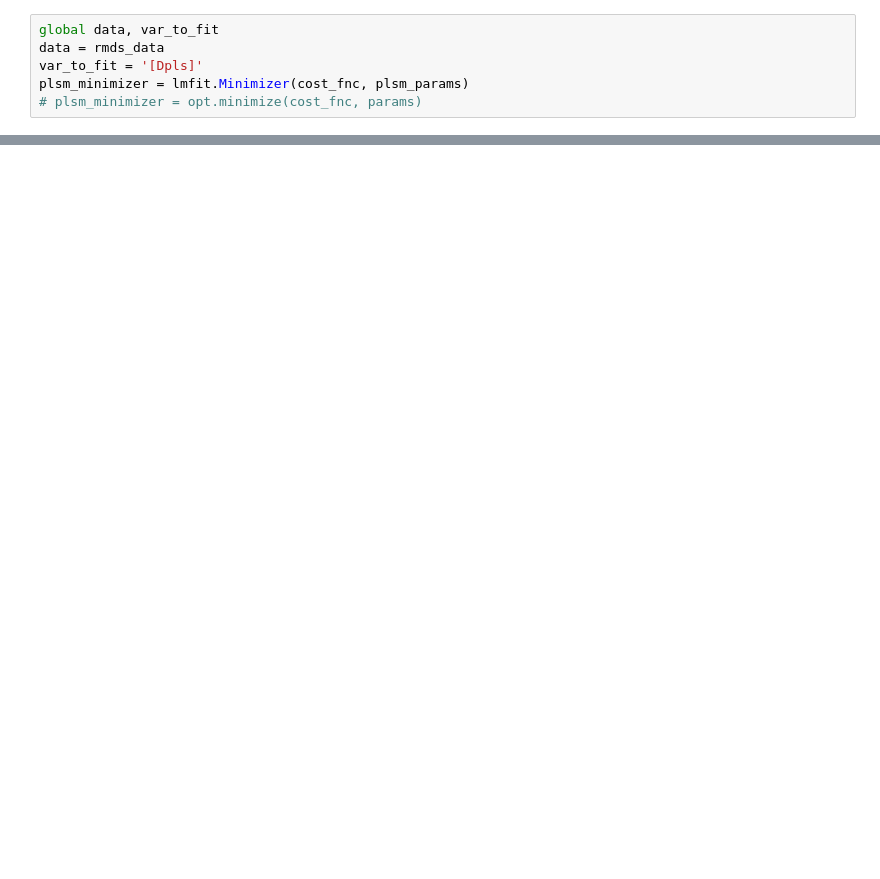
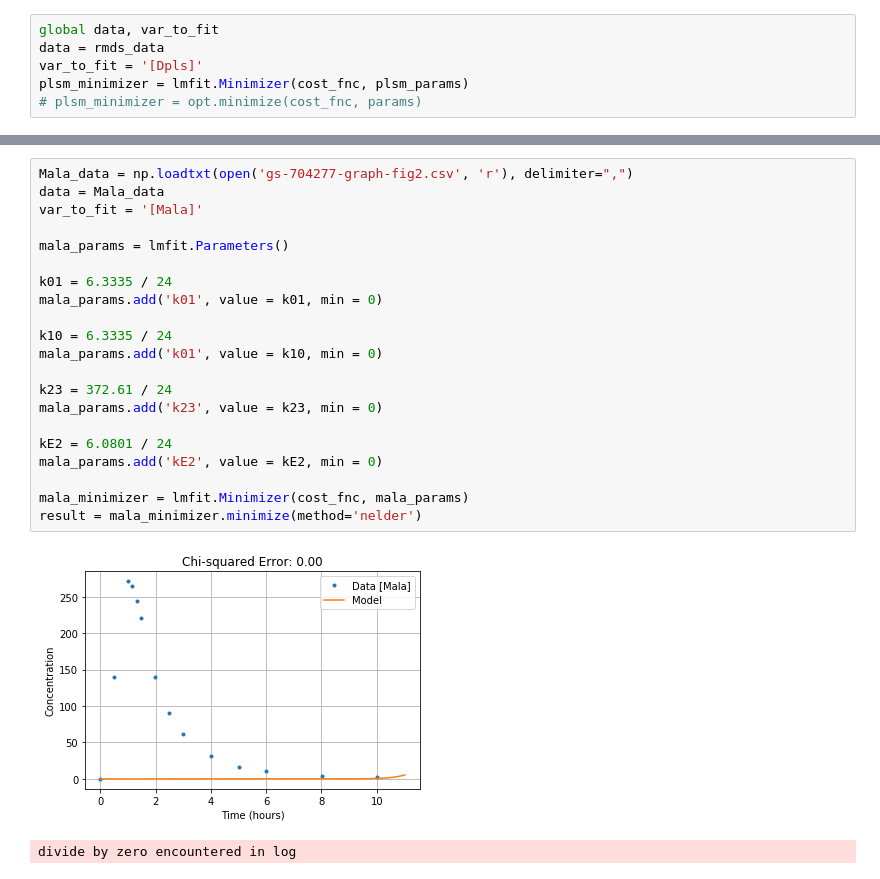
Before and after one commit to covid-tissue-models/covid-tissue-response-models, a Jupyter notebook: tellurium/remdesivir-PK-model/compartment-rmds-pk.ipynb, the cells around one changed output, grey strips where cells are left out. Drawn from its saved outputs; the diff is of its cells as text; blank space fills up the shorter version.

Commit message:
rmds fit works; Mala just started, not a good fit so far

```diff
--- a/tellurium/remdesivir-PK-model/compartment-rmds-pk.ipynb
+++ b/tellurium/remdesivir-PK-model/compartment-rmds-pk.ipynb
@@ -299,0 +408,24 @@ KeyboardInterrupt:
+# %%
+Mala_data = np.loadtxt(open('gs-704277-graph-fig2.csv', 'r'), delimiter=",")
+data = Mala_data
+var_to_fit = '[Mala]'
+
+mala_params = lmfit.Parameters()
+
+k01 = 6.3335 / 24
+mala_params.add('k01', value = k01, min = 0)
+
+k10 = 6.3335 / 24
+mala_params.add('k01', value = k10, min = 0)
+
+k23 = 372.61 / 24
+mala_params.add('k23', value = k23, min = 0)
+
+kE2 = 6.0801 / 24
+mala_params.add('kE2', value = kE2, min = 0)
+
+mala_minimizer = lmfit.Minimizer(cost_fnc, mala_params)
+result = mala_minimizer.minimize(method='nelder')
+# %% [output]
+[figure, added]
+divide by zero encountered in log
```
Also changed, not shown: parts of 15 cells of this notebook.
